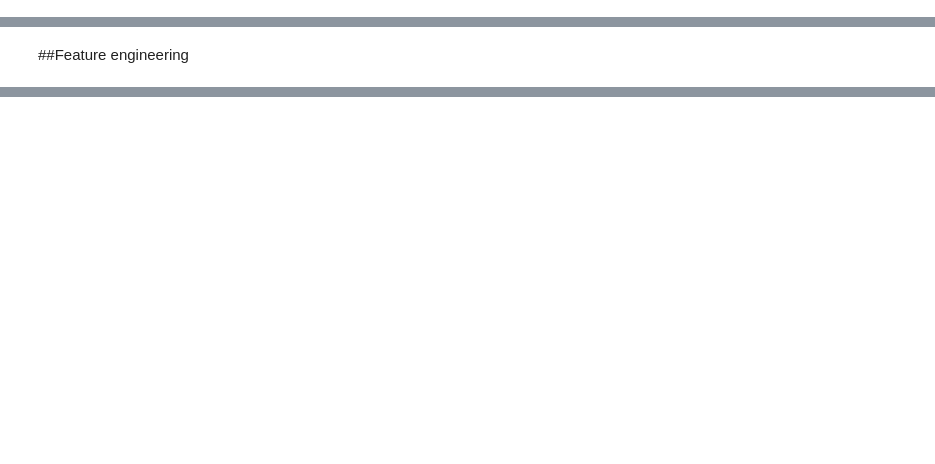
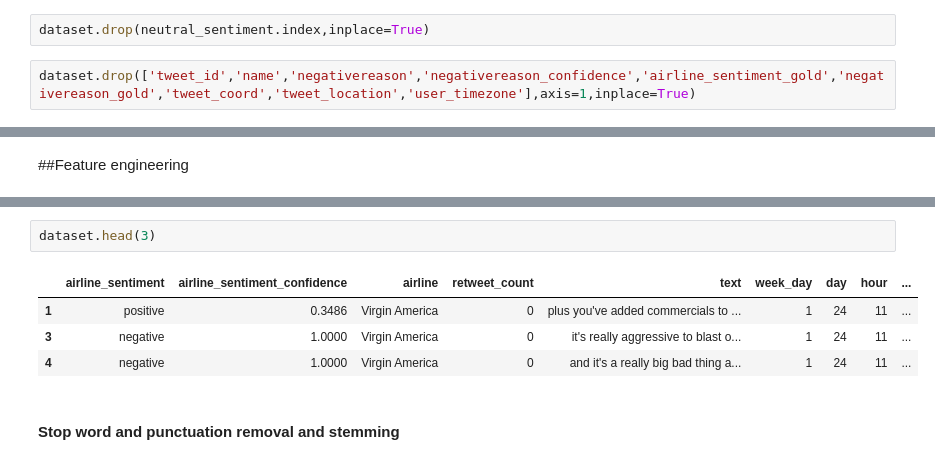
Before and after one commit to elyte5star/classification-task, a Jupyter notebook: task1.ipynb, the cells around one changed output, grey strips where cells are left out. Cells and saved outputs as stored; diff of their text form; blank space fills up the shorter version.

```diff
--- a/task1.ipynb
+++ b/task1.ipynb
@@ -438,0 +491,4 @@ del ax,fig,axes
+# %%
+dataset.drop(neutral_sentiment.index,inplace=True)
+# %%
+dataset.drop(['tweet_id','name','negativereason','negativereason_confidence','airline_sentiment_gold','negativereason_gold','tweet_coord','tweet_location','user_timezone'],axis=1,inplace=True)
@@ -440,0 +579,9 @@ del ax,fig,axes
+# %%
+dataset.head(3)
+# %% [output]
+|  | airline_sentiment | airline_sentiment_confidence | airline | retweet_count | text | week_day | day | hour | ... |
+| 1 | positive | 0.3486 | Virgin America | 0 | plus you've added commercials to ... | 1 | 24 | 11 | ... |
+| 3 | negative | 1.0000 | Virgin America | 0 | it's really aggressive to blast o... | 1 | 24 | 11 | ... |
+| 4 | negative | 1.0000 | Virgin America | 0 | and it's a really big bad thing a... | 1 | 24 | 11 | ... |
+# %% [markdown]
+#### Stop word and punctuation removal and stemming
```
Also changed, not shown: parts of 16 cells of this notebook, 1 other file.
